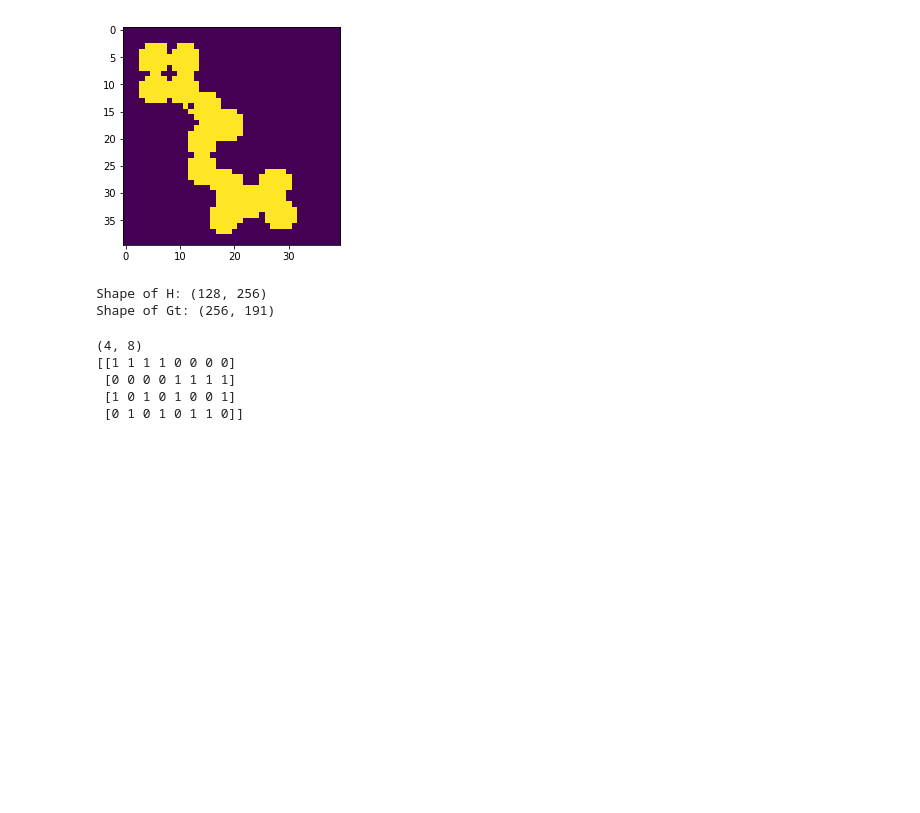
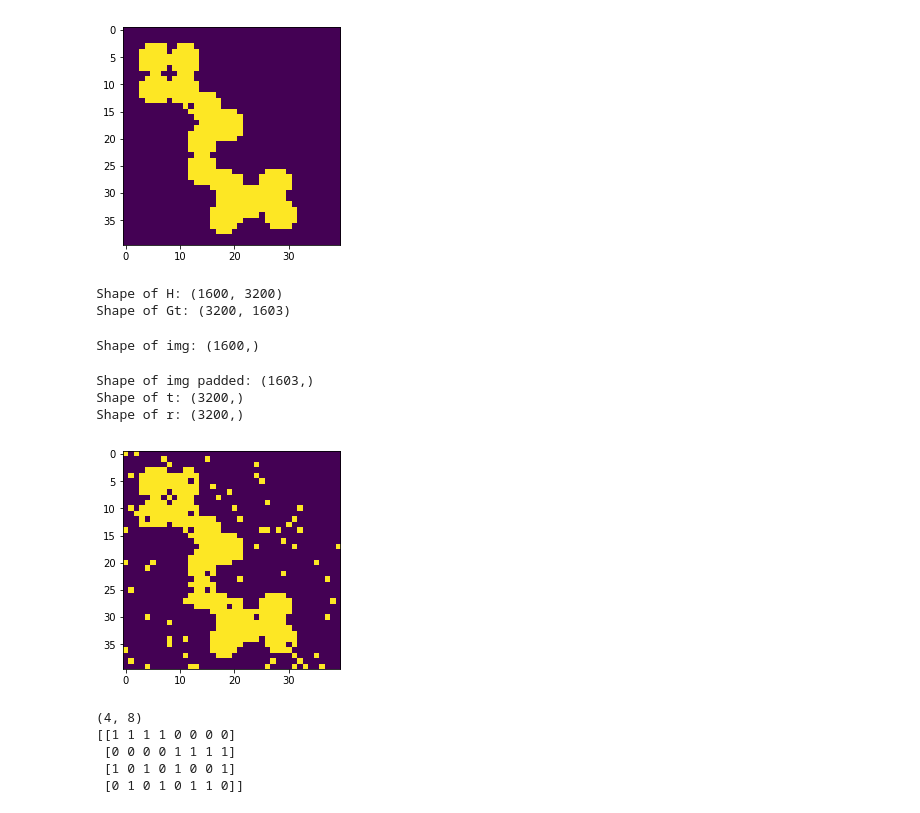
Before and after one commit to nyjgary/probabilistic-graphical-models, a Jupyter notebook: hwk3-bp/belief-propagation.ipynb, the cells around one changed output. Drawn from its saved outputs; the diff is of its cells as text; code cells hidden in the pictures; blank space fills up the shorter version.

Commit message:
add noise to img

```diff
--- a/hwk3-bp/belief-propagation.ipynb
+++ b/hwk3-bp/belief-propagation.ipynb
@@ -419,10 +419,15 @@ def set_unary_factors(fg, msg, err):
         fg.set_edge(ufnode, vnode)
     return fg
 
-def transmit(original, err):
+# def transmit(original, err):
+#     is_flipped = np.random.rand(len(original)) < err
+#     transmitted = np.where(is_flipped, 1 - original, original)
+#     return transmitted
+
+def add_noise(original, err):
     is_flipped = np.random.rand(len(original)) < err
-    transmitted = np.where(is_flipped, 1 - original, original)
-    return transmitted
+    received = np.where(is_flipped, 1 - original, original)
+    return received
 
 def decode_msg(beliefs):
     decoded = np.zeros(len(beliefs))
@@ -859,6 +866,34 @@ img = load_image('binary-image.png')
 show_image(img)
 # %% [output]
 [figure]
+# %%
+#H_ = RegularH(n=256, d_v=64, d_c=128)
+H_ = RegularH(n=3200, d_v=4, d_c=8)
+H, Gt = coding_matrix_systematic(H_)
+print("Shape of H: {}".format(H.shape))
+print("Shape of Gt: {}".format(Gt.shape))
+# %% [output]
+Shape of H: (1600, 3200)
+Shape of Gt: (3200, 1603)
+# %%
+print("Shape of img: {}".format(img.shape))
+# %% [output]
+Shape of img: (1600,)
+# %%
+img_padded = np.concatenate([img, np.zeros(3)])
+print("Shape of img padded: {}".format(img_padded.shape))
+t = Gt @ img_padded
+print("Shape of t: {}".format(t.shape))
+r = add_noise(t, .05)
+print("Shape of r: {}".format(r.shape))
+# %% [output]
+Shape of img padded: (1603,)
+Shape of t: (3200,)
+Shape of r: (3200,)
+# %%
+show_image(r[:1600])
+# %% [output]
+[figure, added]
 # %%
 # img = cv2.imread('binary-image.png',2)
 # img = cv2.resize(img, (40, 40))
@@ -871,14 +906,6 @@ show_image(img)
 # img_code_transmitted = transmit(img_code_flattened, err=0.05)
 # transmitted_reshaped = img_code_transmitted.reshape(img_code.shape)
 # plt.imshow(transmitted_reshaped)
-# %%
-H_ = RegularH(n=256, d_v=64, d_c=128)
-H, Gt = coding_matrix_systematic(H_)
-print("Shape of H: {}".format(H.shape))
-print("Shape of Gt: {}".format(Gt.shape))
-# %% [output]
-Shape of H: (128, 256)
-Shape of Gt: (256, 191)
 # %%
 #H2 = RegularH(n=256, d_v=64, d_c=128)
 H3 = RegularH(n=8, d_v=2, d_c=4)
```
Also changed, not shown: parts of 1 cell of this notebook.
